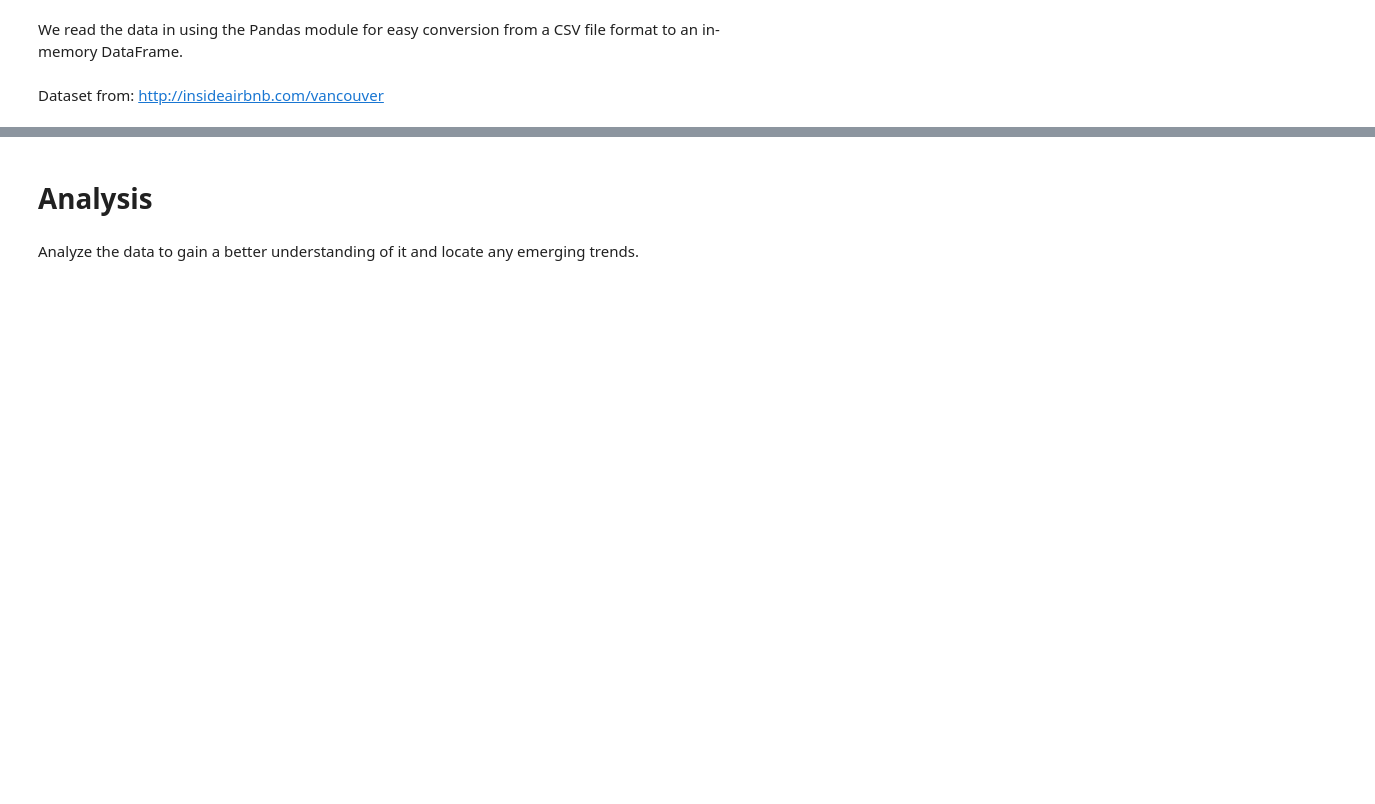
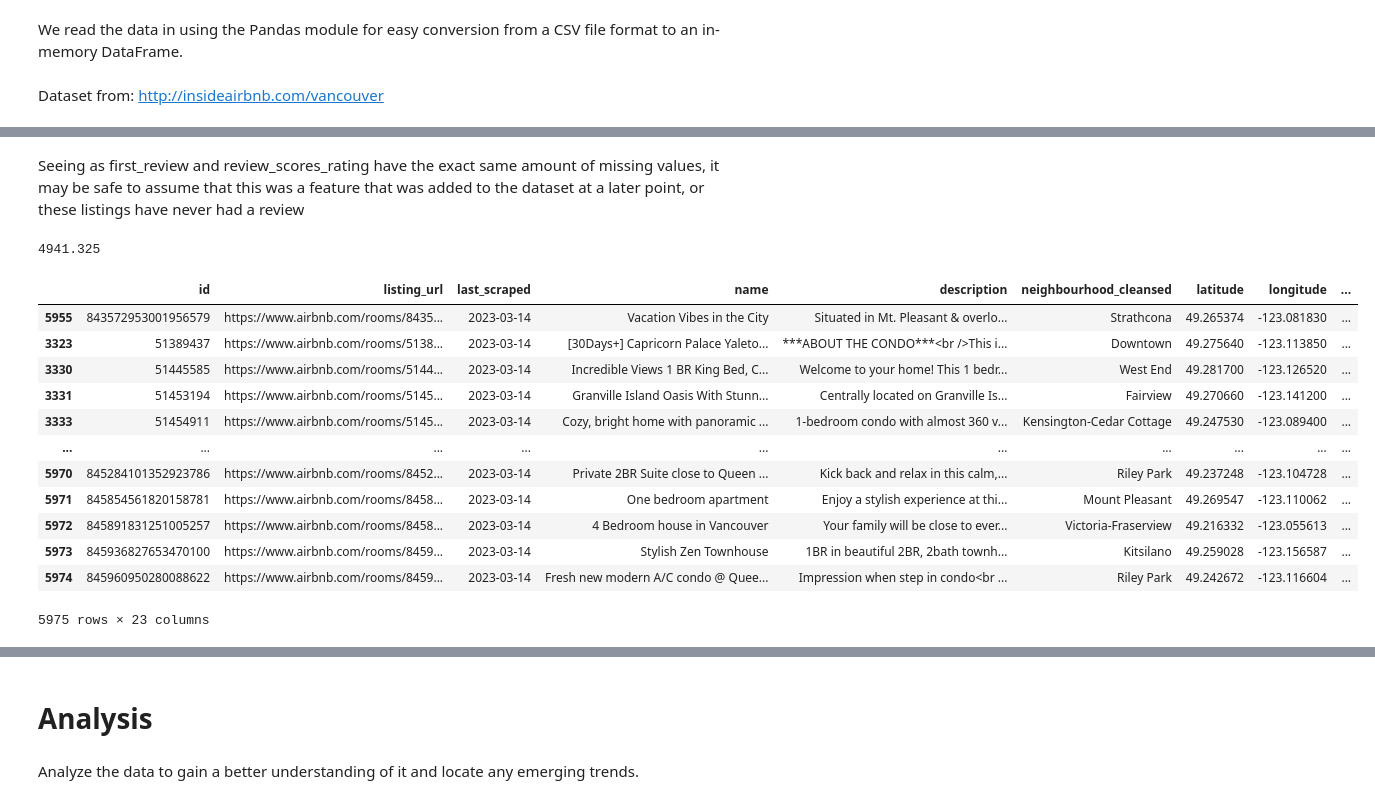
Before and after one commit to reidgendron/airbnb-analysis, a Jupyter notebook: analysis.ipynb, the cells around one changed output, grey strips where cells are left out. Cells and saved outputs as stored; diff of their text form; code cells hidden in the pictures; blank space fills up the shorter version.

```diff
--- a/analysis.ipynb
+++ b/analysis.ipynb
@@ -26,0 +35,12 @@ airbnb.head()
+# %%
+pd.set_option('display.max_rows', None)
+
+rows, _ = airbnb_raw.shape
+percentages = round((airbnb_raw.isnull().sum()/rows)*100, 1) # create percentage column for better understanding of the proportion of missing values
+pd.DataFrame(
+    data = {
+    'Missing Values': airbnb_raw.isnull().sum(),
+    'Percentage (%)': percentages
+    },
+    index = airbnb_raw.columns,
+)
@@ -26,0 +134,24 @@ airbnb.head()
+# %% [markdown]
+Seeing as first_review and review_scores_rating have the exact same amount of missing values, it may be safe to assume that this was a feature that was added to the dataset at a later point, or these listings have never had a review
+# %%
+airbnb.shape[0]-airbnb.shape[0]*0.173 # number of records if removed
+# %% [output]
+4941.325
+# %%
+# Intermediate check of working dataset
+pd.set_option('display.max_rows', 10)
+airbnb.sort_values("review_scores_rating", ascending=False)
+# %% [output]
+|  | id | listing_url | last_scraped | name | description | neighbourhood_cleansed | latitude | longitude | ... |
+| 5955 | 843572953001956579 | https://www.airbnb.com/rooms/8435... | 2023-03-14 | Vacation Vibes in the City | Situated in Mt. Pleasant & overlo... | Strathcona | 49.265374 | -123.081830 | ... |
+| 3323 | 51389437 | https://www.airbnb.com/rooms/5138... | 2023-03-14 | [30Days+] Capricorn Palace Yaleto... | ***ABOUT THE CONDO***<br />This i... | Downtown | 49.275640 | -123.113850 | ... |
+| 3330 | 51445585 | https://www.airbnb.com/rooms/5144... | 2023-03-14 | Incredible Views 1 BR King Bed, C... | Welcome to your home! This 1 bedr... | West End | 49.281700 | -123.126520 | ... |
+| 3331 | 51453194 | https://www.airbnb.com/rooms/5145... | 2023-03-14 | Granville Island Oasis With Stunn... | Centrally located on Granville Is... | Fairview | 49.270660 | -123.141200 | ... |
+| 3333 | 51454911 | https://www.airbnb.com/rooms/5145... | 2023-03-14 | Cozy, bright home with panoramic ... | 1-bedroom condo with almost 360 v... | Kensington-Cedar Cottage | 49.247530 | -123.089400 | ... |
+| ... | ... | ... | ... | ... | ... | ... | ... | ... | ... |
+| 5970 | 845284101352923786 | https://www.airbnb.com/rooms/8452... | 2023-03-14 | Private 2BR Suite close to Queen ... | Kick back and relax in this calm,... | Riley Park | 49.237248 | -123.104728 | ... |
+| 5971 | 845854561820158781 | https://www.airbnb.com/rooms/8458... | 2023-03-14 | One bedroom apartment | Enjoy a stylish experience at thi... | Mount Pleasant | 49.269547 | -123.110062 | ... |
+| 5972 | 845891831251005257 | https://www.airbnb.com/rooms/8458... | 2023-03-14 | 4 Bedroom house in Vancouver | Your family will be close to ever... | Victoria-Fraserview | 49.216332 | -123.055613 | ... |
+| 5973 | 845936827653470100 | https://www.airbnb.com/rooms/8459... | 2023-03-14 | Stylish Zen Townhouse | 1BR in beautiful 2BR, 2bath townh... | Kitsilano | 49.259028 | -123.156587 | ... |
+| 5974 | 845960950280088622 | https://www.airbnb.com/rooms/8459... | 2023-03-14 | Fresh new modern A/C condo @ Quee... | Impression when step in condo<br ... | Riley Park | 49.242672 | -123.116604 | ... |
+5975 rows × 23 columns
```
Also changed, not shown: parts of 26 cells of this notebook.
